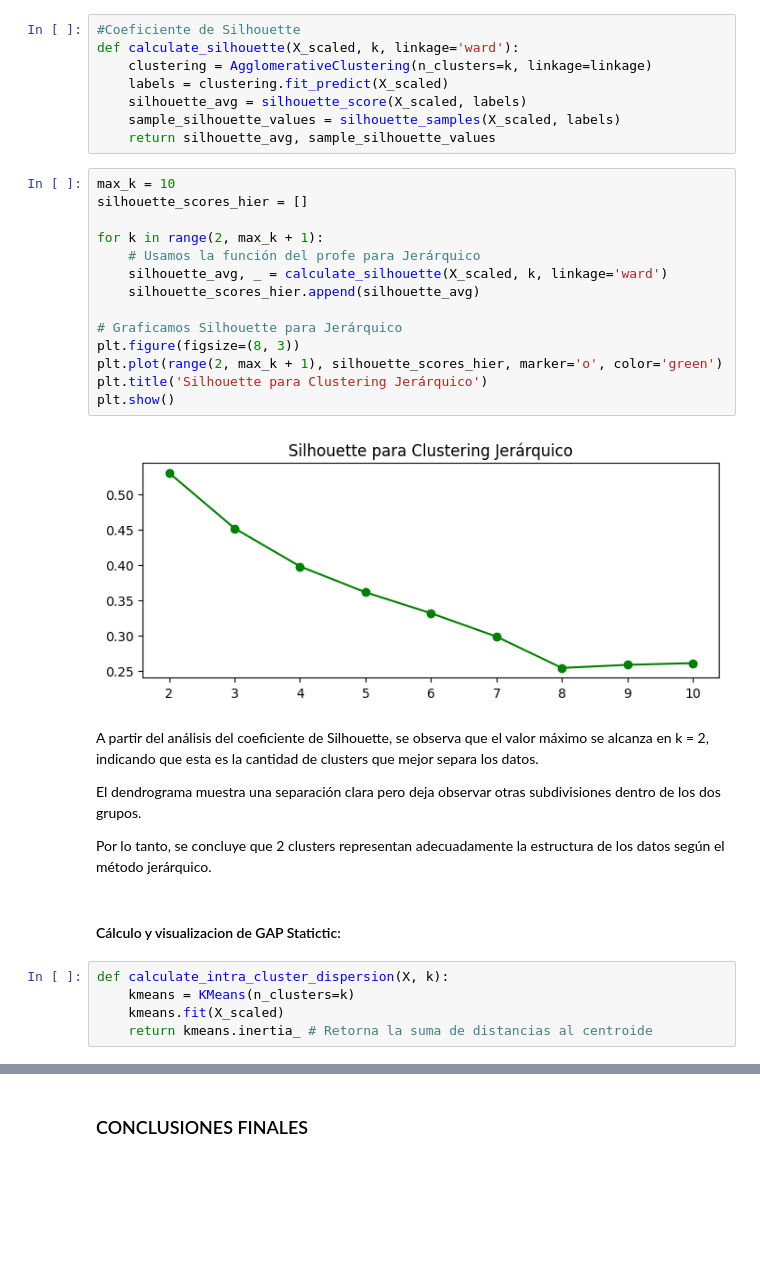
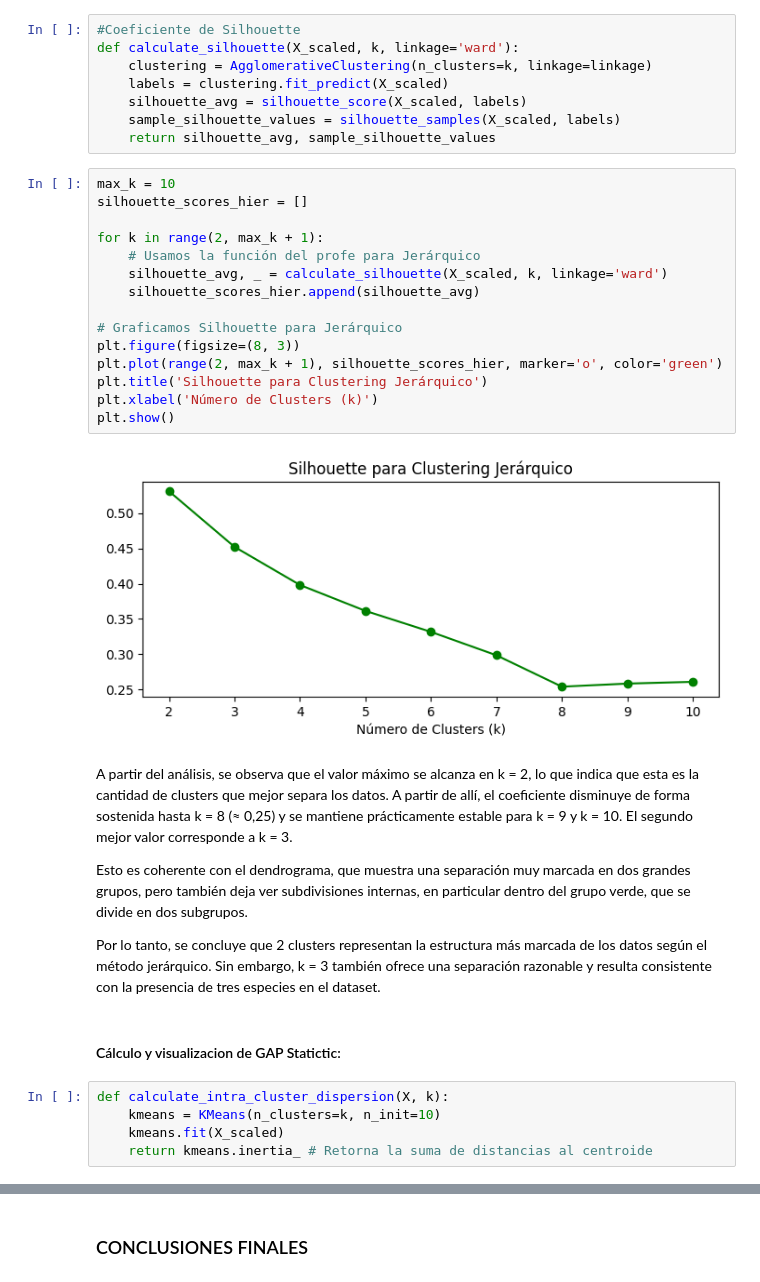
Before and after one commit to CaroRuiz92/TPs_Mineria_Datos, a Jupyter notebook: TP1/Trabajo_Practico_Nro_1_Bartomioli_Ruiz.ipynb, the cells around one changed output, grey strips where cells are left out. Saved outputs shown, nothing was run; the diff lists cells and outputs as text; blank space fills up the shorter version.

```diff
--- a/TP1/Trabajo_Practico_Nro_1_Bartomioli_Ruiz.ipynb
+++ b/TP1/Trabajo_Practico_Nro_1_Bartomioli_Ruiz.ipynb
@@ -888,30 +888,31 @@ def calculate_silhouette(X_scaled, k, linkage='ward'):
 # %%
 max_k = 10
 silhouette_scores_hier = []
 
 for k in range(2, max_k + 1):
     # Usamos la función del profe para Jerárquico
     silhouette_avg, _ = calculate_silhouette(X_scaled, k, linkage='ward')
     silhouette_scores_hier.append(silhouette_avg)
 
 # Graficamos Silhouette para Jerárquico
 plt.figure(figsize=(8, 3))
 plt.plot(range(2, max_k + 1), silhouette_scores_hier, marker='o', color='green')
 plt.title('Silhouette para Clustering Jerárquico')
+plt.xlabel('Número de Clusters (k)')
 plt.show()
 # %% [output]
-[figure, old version]
+[figure, new version]
 # %% [markdown]
-A partir del análisis del coeficiente de Silhouette, se observa que el valor máximo se alcanza en k = 2, indicando que esta es la cantidad de clusters que mejor separa los datos.
+A partir del análisis, se observa que el valor máximo se alcanza en k = 2, lo que indica que esta es la cantidad de clusters que mejor separa los datos. A partir de allí, el coeficiente disminuye de forma sostenida hasta k = 8 (≈ 0,25) y se mantiene prácticamente estable para k = 9 y k = 10. El segundo mejor valor corresponde a k = 3.
 
-El dendrograma muestra una separación clara pero deja observar otras subdivisiones dentro de los dos grupos.
+Esto es coherente con el dendrograma, que muestra una separación muy marcada en dos grandes grupos, pero también deja ver subdivisiones internas, en particular dentro del grupo verde, que se divide en dos subgrupos.
 
-Por lo tanto, se concluye que 2 clusters representan adecuadamente la estructura de los datos según el método jerárquico.
+Por lo tanto, se concluye que 2 clusters representan la estructura más marcada de los datos según el método jerárquico. Sin embargo, k = 3 también ofrece una separación razonable y resulta consistente con la presencia de tres especies en el dataset.
 # %% [markdown]
 #### Cálculo y visualizacion de GAP Statictic:
 # %%
 def calculate_intra_cluster_dispersion(X, k):
-    kmeans = KMeans(n_clusters=k)
+    kmeans = KMeans(n_clusters=k, n_init=10)
     kmeans.fit(X_scaled)
     return kmeans.inertia_ # Retorna la suma de distancias al centroide
 # %%
```
Also changed, not shown: parts of 9 cells of this notebook.
